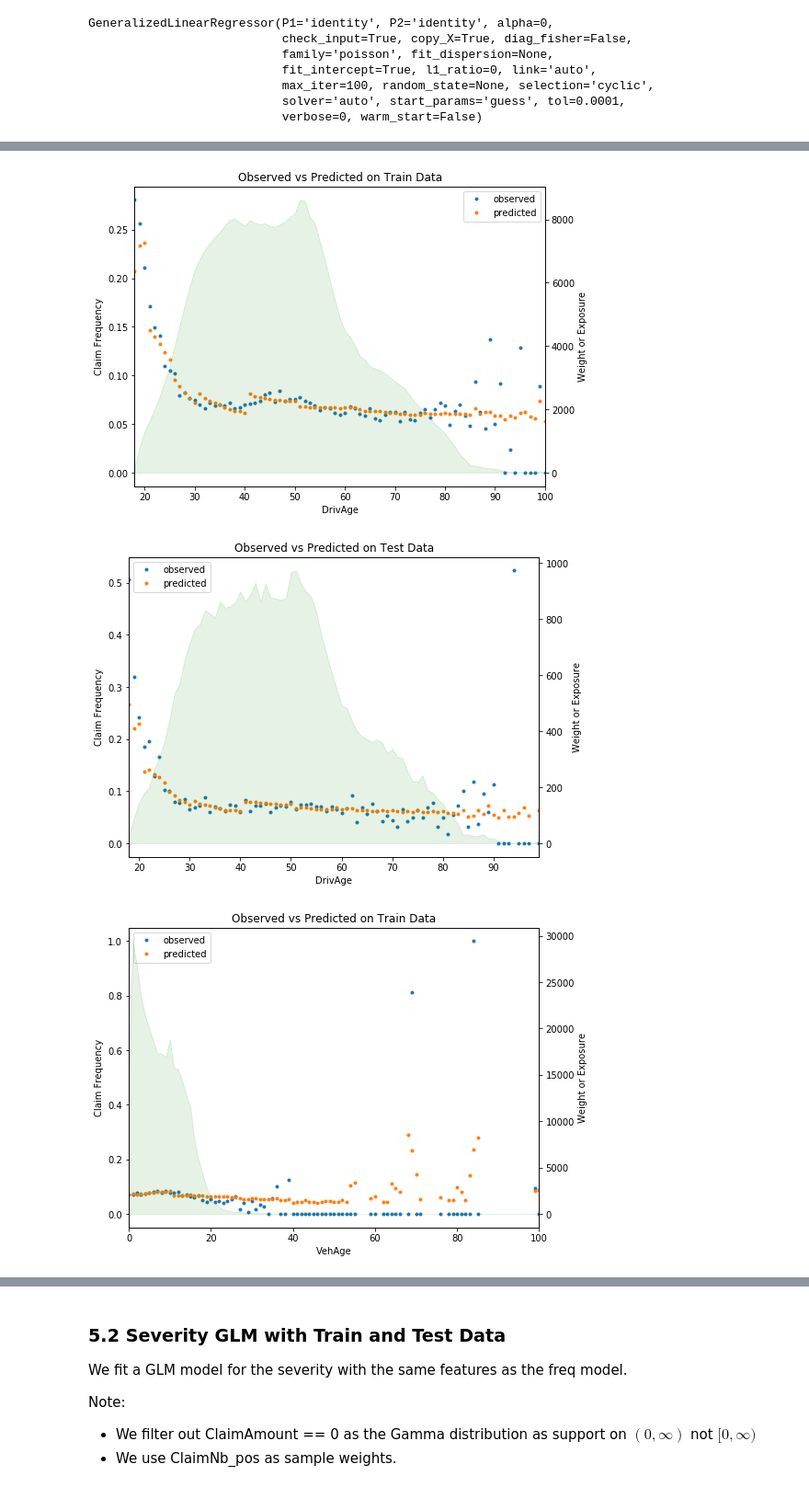
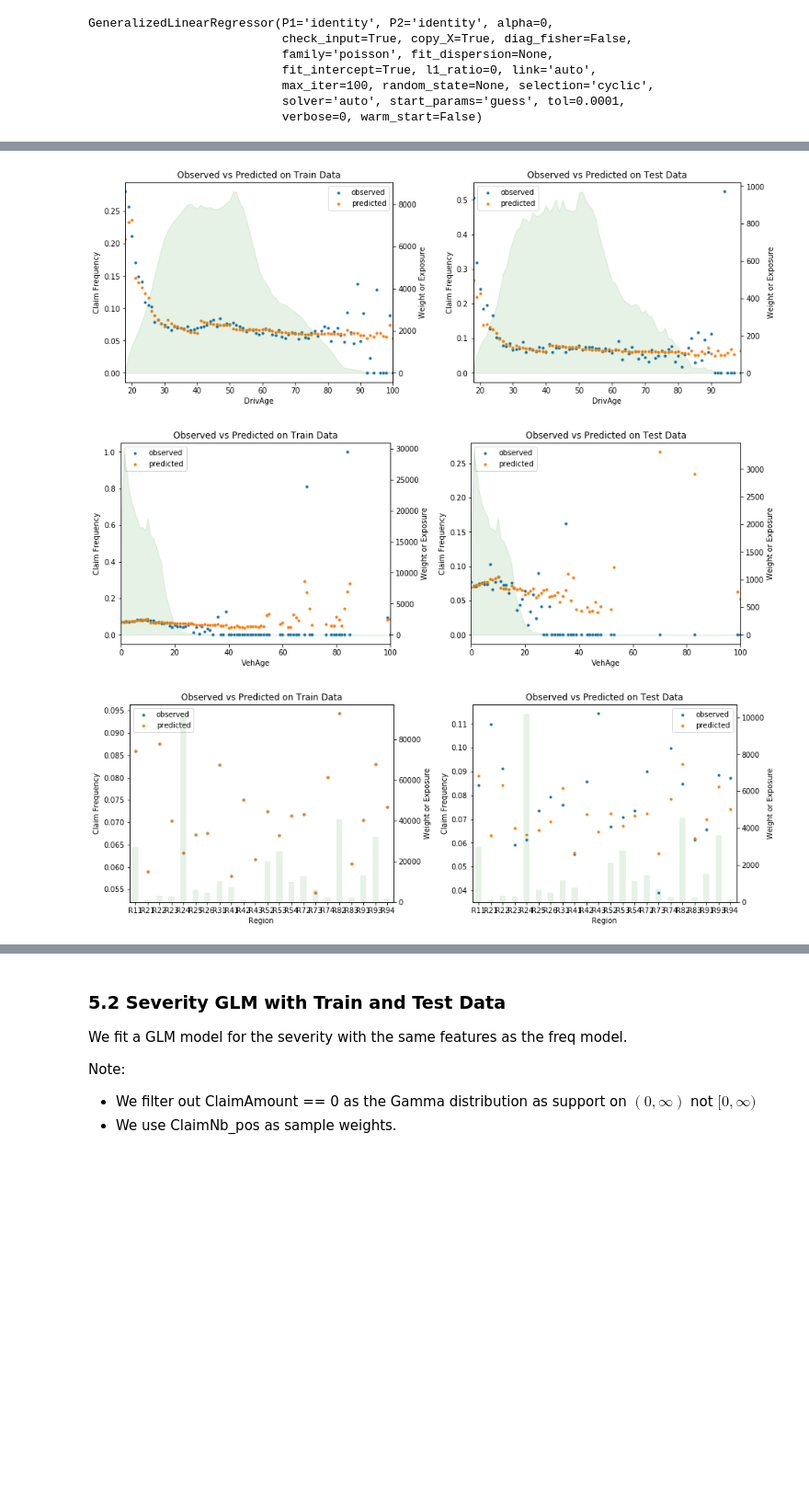
Before and after one commit to lorentzenchr/Tutorial_freMTPL2, a Jupyter notebook: glm_freMTPL2_example.ipynb, the cells around one changed output, grey strips where cells are left out. Shown: that part at 92% size. Drawn from its saved outputs; the diff is of its cells as text; code cells hidden in the pictures; blank space fills up the shorter version.

```diff
--- a/glm_freMTPL2_example.ipynb
+++ b/glm_freMTPL2_example.ipynb
@@ -135,12 +136,16 @@ def calc_obs_pred(df, feature, observed, predicted, weight):
     return df_
 
 def plot_obs_pred(df, feature, observed, predicted, weight,
-                  y_label=None, title=None, kind_weight=None):
-    """Plot observed and predicted - aggregated per feature level.
+                  y_label=None, title=None, kind_weight=None,
+                  ax=None):
+    """Plot observed and predicted - aggregated per feature level, aka marginal plot.
 
     Parameters
     ----------
     df : DataFrame with at least one column named feature
+
+    feature: str
+        a column name of df for the feature to be plotted
 
     observed : {str, ndarray}
         Either a column name of df or a numpay array with the values of observed target
@@ -150,11 +155,13 @@ def plot_obs_pred(df, feature, observed, predicted, weight,
 
     weight : {str, ndarray}
         Either a column name of df or a numpay array with the values of weights/exposure
+
+    kind_weight : {str, 'bar'}
+        If 'bar', plot weights as bar plot, else plot weights as filled line plot
     """
 
     df_plot = calc_obs_pred(df, feature, observed, predicted, weight)
-    fig, ax1 = plt.subplots(figsize=(8, 6))
-    df_plot.loc[:, ['observed', 'predicted']].plot(style='.', ax=ax1)
+    ax1 = df_plot.loc[:, ['observed', 'predicted']].plot(style='.', ax=ax)
     if y_label is not None:
         ax1.set_ylabel(y_label)
     ax2 = ax1.twinx()
@@ -199,11 +206,11 @@ df.set_index('IDpol', inplace=True)
 df_sev = pd.read_csv("https://www.openml.org/data/get_csv/20649149/freMTPL2sev.arff",
                      index_col=0)
 # %%
-# join ClaimAmount fro df_sev to df:
-#   1. cut ClaimAmount at 100000
+# join ClaimAmount from df_sev to df:
+#   1. cut ClaimAmount at 100_000
 #   2. aggregate ClaimAmount per IDpol
 #   3. join by IDpol
-df_sev['ClaimAmountCut'] = df_sev['ClaimAmount'].clip(upper=100000)
+df_sev['ClaimAmountCut'] = df_sev['ClaimAmount'].clip(upper=100_000)
 df = df.join(
     df_sev.groupby(level=0).sum(), how='left')
 df.fillna(value={'ClaimAmount': 0, 'ClaimAmountCut': 0}, inplace=True)
@@ -644,31 +664,38 @@ testing loss Mean:    0.25291674783430484
 # %%
 df_plot = df.copy()
 df_plot['Freq_Observed'] = df_plot['ClaimNb_pos'] / df_plot['Exposure']
 df_plot['Freq_Predicted'] = f_glm1.predict(X)
 
 # plot DivAge
+# Note: with just one plt.subplots(ncols=2, nrows=3, figsize=(16, 6)) the x-axis label disappears
+fig, axes = plt.subplots(ncols=2, nrows=1, figsize=(15, 5))
+fig.subplots_adjust(wspace=0.3)
 plot_obs_pred(df_plot.iloc[train], 'DrivAge', 'Freq_Observed', 'Freq_Predicted', 'Exposure',
-              y_label='Claim Frequency', title='Observed vs Predicted on Train Data')
+              y_label='Claim Frequency', title='Observed vs Predicted on Train Data', ax=axes[0])
 
 plot_obs_pred(df_plot.iloc[test], 'DrivAge', 'Freq_Observed', 'Freq_Predicted', 'Exposure',
-              y_label='Claim Frequency', title='Observed vs Predicted on Test Data')
+              y_label='Claim Frequency', title='Observed vs Predicted on Test Data', ax=axes[1])
 
 # plot VehAge
+fig, axes = plt.subplots(ncols=2, nrows=1, figsize=(15, 5))
+fig.subplots_adjust(wspace=0.3)
 plot_obs_pred(df_plot.iloc[train], 'VehAge', 'Freq_Observed', 'Freq_Predicted', 'Exposure',
-              y_label='Claim Frequency', title='Observed vs Predicted on Train Data')
+              y_label='Claim Frequency', title='Observed vs Predicted on Train Data', ax=axes[0])
 
 plot_obs_pred(df_plot.iloc[test], 'VehAge', 'Freq_Observed', 'Freq_Predicted', 'Exposure',
-              y_label='Claim Frequency', title='Observed vs Predicted on Test Data')
+              y_label='Claim Frequency', title='Observed vs Predicted on Test Data', ax=axes[1])
 
 # plot Region
+fig, axes = plt.subplots(ncols=2, nrows=1, figsize=(15, 5))
+fig.subplots_adjust(wspace=0.3)
 plot_obs_pred(df_plot.iloc[train], 'Region', 'Freq_Observed', 'Freq_Predicted', 'Exposure',
               y_label='Claim Frequency', title='Observed vs Predicted on Train Data',
-              kind_weight='bar')
+              kind_weight='bar', ax=axes[0])
 
 plot_obs_pred(df_plot.iloc[test], 'Region', 'Freq_Observed', 'Freq_Predicted', 'Exposure',
               y_label='Claim Frequency', title='Observed vs Predicted on Test Data',
-              kind_weight='bar')
+              kind_weight='bar', ax=axes[1])
 # %% [output]
-[figure, old version]
+[figure, new version]
-[figure, old version]
+[figure, new version]
-[figure, old version]
+[figure, new version]
```
Also changed, not shown: parts of 18 cells of this notebook.
